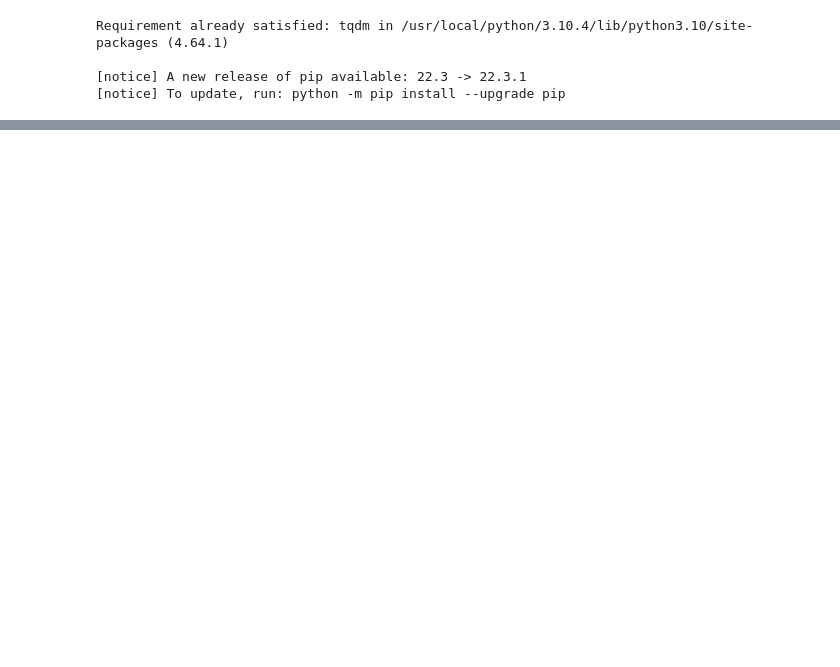
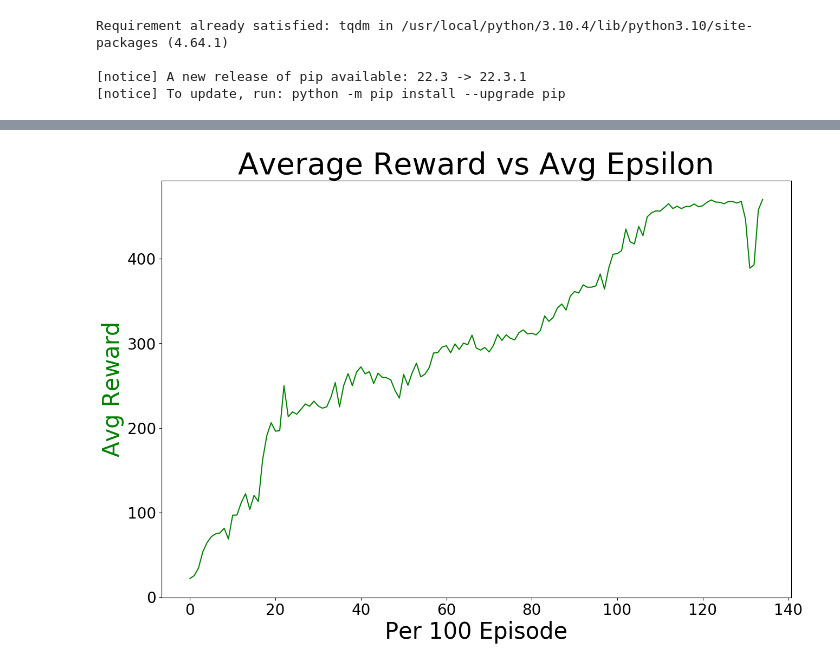
Before and after one commit to ankitshaw/ub-cse546-reinforcement-learning-assignment3, a Jupyter notebook: ashaw7_assignment3.ipynb, the cells around one changed output, grey strips where cells are left out. Saved outputs shown, nothing was run; the diff lists cells and outputs as text; code cells hidden in the pictures; blank space fills up the shorter version.

```diff
--- a/ashaw7_assignment3.ipynb
+++ b/ashaw7_assignment3.ipynb
@@ -274,0 +310,17 @@ agent.learn()
+# %%
+rewardSD_train_dqn_avg = []
+for s in np.split(np.array(reward_list_train_dqn), 135):
+    rewardSD_train_dqn_avg.append((sum(s)/len(s)))
+# %%
+fig, ax2 = plt.subplots()
+fig.set_figheight(10)
+fig.set_figwidth(15)
+plt.tick_params(axis='both', which='major', labelsize=20)
+ax2.plot(rewardSD_train_dqn_avg, 'g-')
+ax2.set_title("Average Reward vs Avg Epsilon", size=40)
+ax2.set_xlabel('Per 100 Episode', fontsize=30)
+ax2.set_ylabel('Avg Epsilon', color='b', fontsize=30)
+ax2.set_ylabel('Avg Reward', color='g', fontsize=30)
+plt.show()
+# %% [output]
+[figure, added]
```
Also changed, not shown: parts of 9 cells of this notebook, 3 other files.
